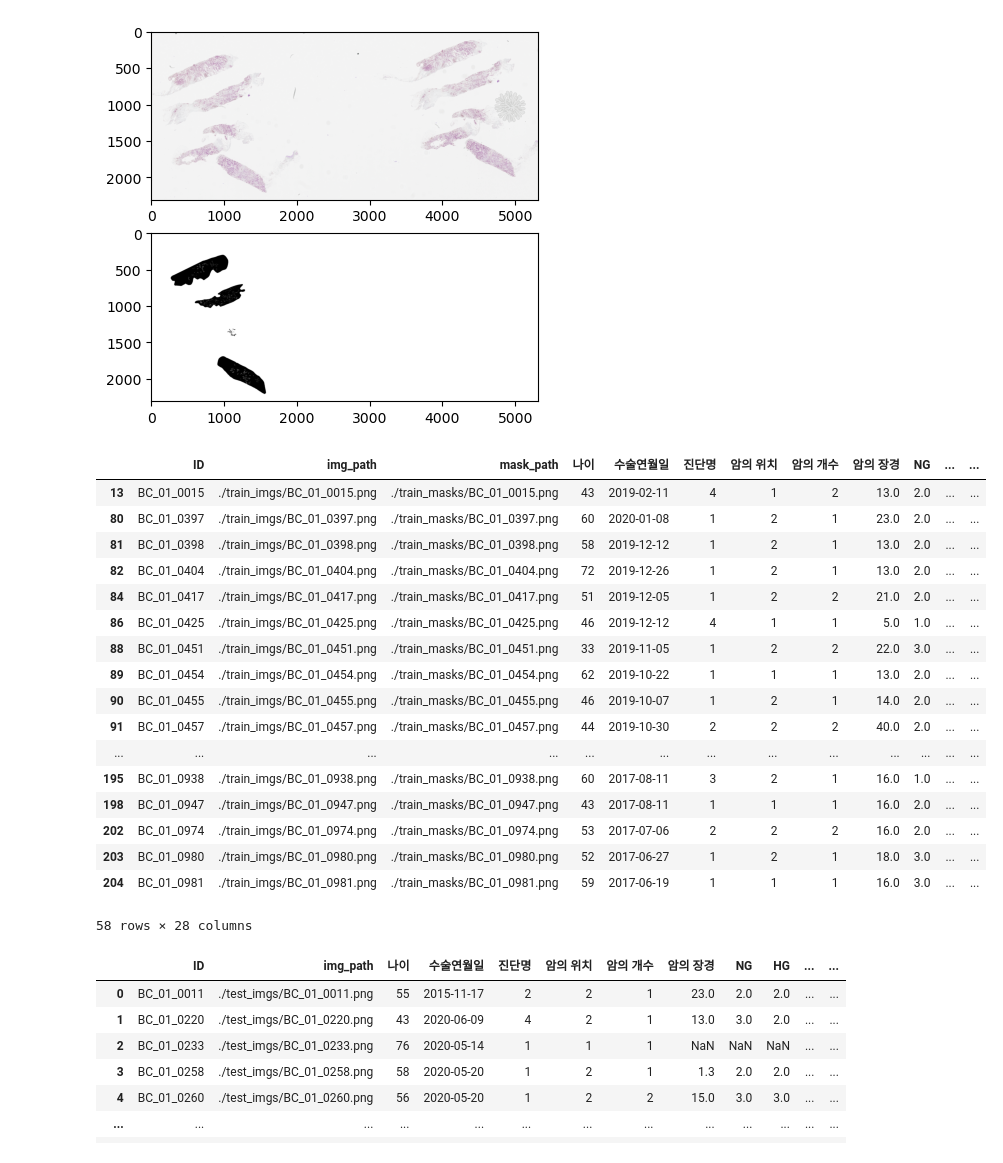
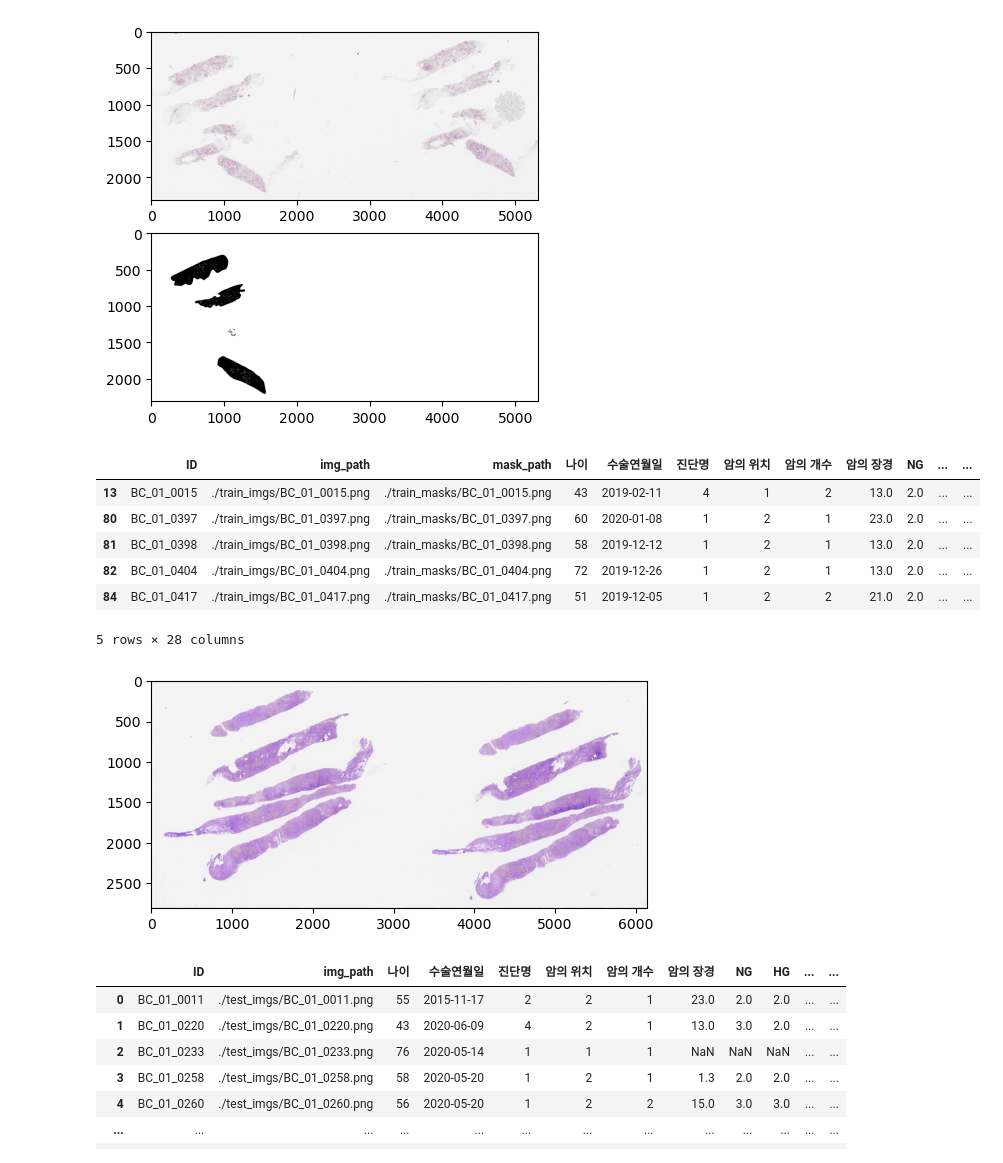
Before and after one commit to hyeonho1028/Prediction-of-breast-cancer-lymph-node-metastasis, a Jupyter notebook: src/eda.ipynb, the cells around one changed output. Cells and saved outputs as stored; diff of their text form; code cells hidden in the pictures.

```diff
--- a/src/eda.ipynb
+++ b/src/eda.ipynb
@@ -25,26 +25,21 @@ plt.show()
 # %% [output]
 [figure]
 # %%
-df_train[lambda x: x['mask_path']!='-']
+df_train[lambda x: x['mask_path']!='-'].head()
 # %% [output]
 |  | ID | img_path | mask_path | 나이 | 수술연월일 | 진단명 | 암의 위치 | 암의 개수 | 암의 장경 | NG | ... | ... |
 | 13 | BC_01_0015 | ./train_imgs/BC_01_0015.png | ./train_masks/BC_01_0015.png | 43 | 2019-02-11 | 4 | 1 | 2 | 13.0 | 2.0 | ... | ... |
 | 80 | BC_01_0397 | ./train_imgs/BC_01_0397.png | ./train_masks/BC_01_0397.png | 60 | 2020-01-08 | 1 | 2 | 1 | 23.0 | 2.0 | ... | ... |
 | 81 | BC_01_0398 | ./train_imgs/BC_01_0398.png | ./train_masks/BC_01_0398.png | 58 | 2019-12-12 | 1 | 2 | 1 | 13.0 | 2.0 | ... | ... |
 | 82 | BC_01_0404 | ./train_imgs/BC_01_0404.png | ./train_masks/BC_01_0404.png | 72 | 2019-12-26 | 1 | 2 | 1 | 13.0 | 2.0 | ... | ... |
 | 84 | BC_01_0417 | ./train_imgs/BC_01_0417.png | ./train_masks/BC_01_0417.png | 51 | 2019-12-05 | 1 | 2 | 2 | 21.0 | 2.0 | ... | ... |
-| 86 | BC_01_0425 | ./train_imgs/BC_01_0425.png | ./train_masks/BC_01_0425.png | 46 | 2019-12-12 | 4 | 1 | 1 | 5.0 | 1.0 | ... | ... |
-| 88 | BC_01_0451 | ./train_imgs/BC_01_0451.png | ./train_masks/BC_01_0451.png | 33 | 2019-11-05 | 1 | 2 | 2 | 22.0 | 3.0 | ... | ... |
-| 89 | BC_01_0454 | ./train_imgs/BC_01_0454.png | ./train_masks/BC_01_0454.png | 62 | 2019-10-22 | 1 | 1 | 1 | 13.0 | 2.0 | ... | ... |
-| 90 | BC_01_0455 | ./train_imgs/BC_01_0455.png | ./train_masks/BC_01_0455.png | 46 | 2019-10-07 | 1 | 2 | 1 | 14.0 | 2.0 | ... | ... |
-| 91 | BC_01_0457 | ./train_imgs/BC_01_0457.png | ./train_masks/BC_01_0457.png | 44 | 2019-10-30 | 2 | 2 | 2 | 40.0 | 2.0 | ... | ... |
-| ... | ... | ... | ... | ... | ... | ... | ... | ... | ... | ... | ... | ... |
-| 195 | BC_01_0938 | ./train_imgs/BC_01_0938.png | ./train_masks/BC_01_0938.png | 60 | 2017-08-11 | 3 | 2 | 1 | 16.0 | 1.0 | ... | ... |
-| 198 | BC_01_0947 | ./train_imgs/BC_01_0947.png | ./train_masks/BC_01_0947.png | 43 | 2017-08-11 | 1 | 1 | 1 | 16.0 | 2.0 | ... | ... |
-| 202 | BC_01_0974 | ./train_imgs/BC_01_0974.png | ./train_masks/BC_01_0974.png | 53 | 2017-07-06 | 2 | 2 | 2 | 16.0 | 2.0 | ... | ... |
-| 203 | BC_01_0980 | ./train_imgs/BC_01_0980.png | ./train_masks/BC_01_0980.png | 52 | 2017-06-27 | 1 | 2 | 1 | 18.0 | 3.0 | ... | ... |
-| 204 | BC_01_0981 | ./train_imgs/BC_01_0981.png | ./train_masks/BC_01_0981.png | 59 | 2017-06-19 | 1 | 1 | 1 | 16.0 | 3.0 | ... | ... |
-58 rows × 28 columns
+5 rows × 28 columns
+# %%
+img = cv2.imread('../open/test_imgs/BC_01_0011.png')
+plt.imshow(img)
+plt.show()
+# %% [output]
+[figure, added]
 # %%
 df_test
 # %% [output]
```
Also changed, not shown: 8 other files.
